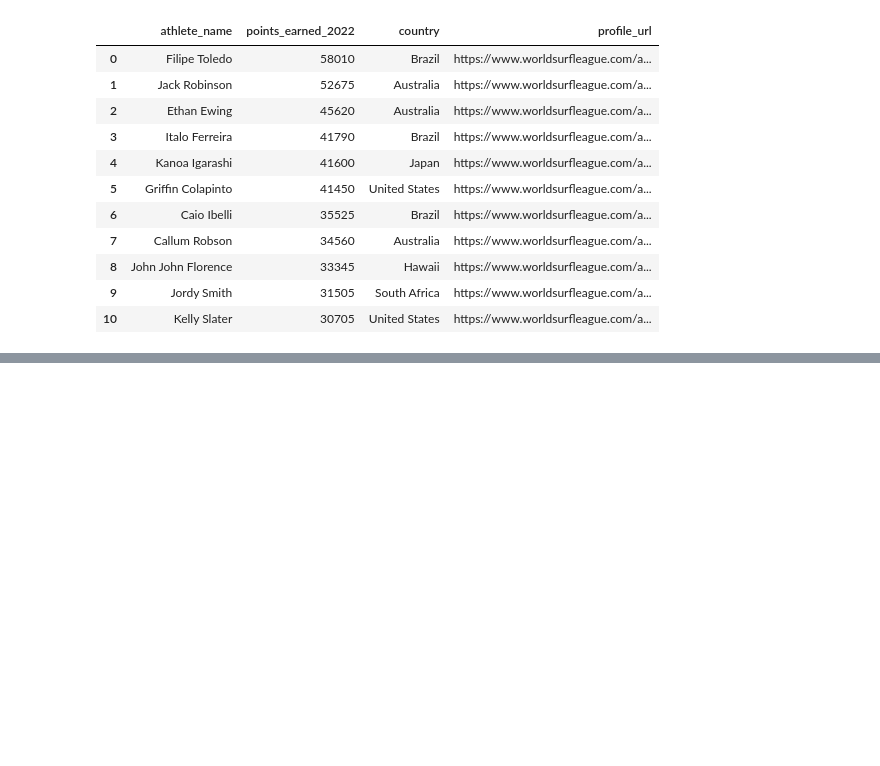
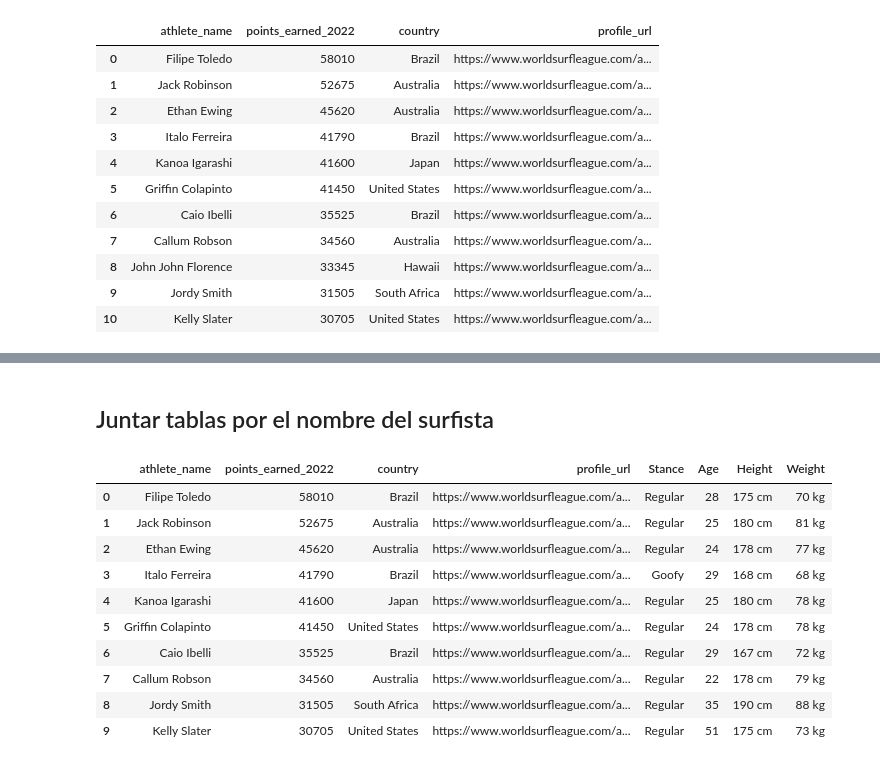
Before and after one commit to Lorensou/-w4-project_ETL, a Jupyter notebook: df_wsl.ipynb, the cells around one changed output, grey strips where cells are left out. Saved outputs shown, nothing was run; the diff lists cells and outputs as text; code cells hidden in the pictures; blank space fills up the shorter version.

Commit message:
3fuentes,2metodos

```diff
--- a/df_wsl.ipynb
+++ b/df_wsl.ipynb
@@ -212,0 +352,7 @@ df_wsl
+# %%
+tabla = driver.find_element(By.CSS_SELECTOR, "#primary > div > div > div.new-page-body > div > div.content-rail > div > div.new-athlete-bio-stats > ul")
+
+stance.append(tabla.find_element(By.CSS_SELECTOR, '#primary > div > div > div.new-page-body > div > div.content-rail > div > div.new-athlete-bio-stats > ul > li.first > div.value').text)
+age.append(tabla.find_element(By.CSS_SELECTOR, "#primary > div > div > div.new-page-body > div > div.content-rail > div > div.new-athlete-bio-stats > ul > li:nth-child(3) > div.value > span.imperial").text)
+height.append(tabla.find_element(By.CSS_SELECTOR, "#primary > div > div > div.new-page-body > div > div.content-rail > div > div.new-athlete-bio-stats > ul > li:nth-child(4) > div.value > span.metric").text)
+weight.append(tabla.find_element(By.CSS_SELECTOR, "#primary > div > div > div.new-page-body > div > div.content-rail > div > div.new-athlete-bio-stats > ul > li:nth-child(5) > div.value > span.metric").text)
@@ -212,0 +365,7 @@ df_wsl
+# %%
+tabla = driver.find_element(By.CSS_SELECTOR, "#primary > div > div > div.new-page-body > div > div.content-rail > div > div.new-athlete-bio-stats > ul")
+
+stance.append(tabla.find_element(By.CSS_SELECTOR, '#primary > div > div > div.new-page-body > div > div.content-rail > div > div.new-athlete-bio-stats > ul > li.first > div.value').text)
+age.append(tabla.find_element(By.CSS_SELECTOR, "#primary > div > div > div.new-page-body > div > div.content-rail > div > div.new-athlete-bio-stats > ul > li:nth-child(3) > div.value > span.imperial").text)
+height.append(tabla.find_element(By.CSS_SELECTOR, "#primary > div > div > div.new-page-body > div > div.content-rail > div > div.new-athlete-bio-stats > ul > li:nth-child(4) > div.value > span.metric").text)
+weight.append(tabla.find_element(By.CSS_SELECTOR, "#primary > div > div > div.new-page-body > div > div.content-rail > div > div.new-athlete-bio-stats > ul > li:nth-child(5) > div.value > span.metric").text)
@@ -212,0 +378,11 @@ df_wsl
+# %%
+tabla = driver.find_element(By.CSS_SELECTOR, "#primary > div > div > div.new-page-body > div > div.content-rail > div > div.new-athlete-bio-stats > ul")
+
+stance.append(tabla.find_element(By.CSS_SELECTOR, '#primary > div > div > div.new-page-body > div > div.content-rail > div > div.new-athlete-bio-stats > ul > li.first > div.value').text)
+age.append(tabla.find_element(By.CSS_SELECTOR, "#primary > div > div > div.new-page-body > div > div.content-rail > div > div.new-athlete-bio-stats > ul > li:nth-child(3) > div.value > span.imperial").text)
+height.append(tabla.find_element(By.CSS_SELECTOR, "#primary > div > div > div.new-page-body > div > div.content-rail > div > div.new-athlete-bio-stats > ul > li:nth-child(4) > div.value > span.metric").text)
+weight.append(tabla.find_element(By.CSS_SELECTOR, "#primary > div > div > div.new-page-body > div > div.content-rail > div > div.new-athlete-bio-stats > ul > li:nth-child(5) > div.value > span.metric").text)
+# %%
+athlete_name = ["Caio Ibelli", "Callum Robson", "Ethan Ewing", "Filipe Toledo", "Griffin Colapinto", "Italo Ferreira", "Jack Robinson", "Jonh Jonh Florence", "Jordy Smith", "Kanoa Igarashi", "Kelly Slater"]
+df_surfers = pd.DataFrame({'athlete_name': athlete_name, 'Stance': stance, 'Age': age, 'Height': height, 'Weight': weight})
+df_surfers # Ya tengo mi segunda fuente(wsl web) y segundo metodo(scrap selenium)
@@ -212,0 +402,17 @@ df_wsl
+# %% [markdown]
+## Juntar tablas por el nombre del surfista
+# %%
+df_prosurfers = pd.merge(df_wsl, df_surfers, on='athlete_name')
+df_prosurfers
+# %% [output]
+|  | athlete_name | points_earned_2022 | country | profile_url | Stance | Age | Height | Weight |
+| 0 | Filipe Toledo | 58010 | Brazil | https://www.worldsurfleague.com/a... | Regular | 28 | 175 cm | 70 kg |
+| 1 | Jack Robinson | 52675 | Australia | https://www.worldsurfleague.com/a... | Regular | 25 | 180 cm | 81 kg |
+| 2 | Ethan Ewing | 45620 | Australia | https://www.worldsurfleague.com/a... | Regular | 24 | 178 cm | 77 kg |
+| 3 | Italo Ferreira | 41790 | Brazil | https://www.worldsurfleague.com/a... | Goofy | 29 | 168 cm | 68 kg |
+| 4 | Kanoa Igarashi | 41600 | Japan | https://www.worldsurfleague.com/a... | Regular | 25 | 180 cm | 78 kg |
+| 5 | Griffin Colapinto | 41450 | United States | https://www.worldsurfleague.com/a... | Regular | 24 | 178 cm | 78 kg |
+| 6 | Caio Ibelli | 35525 | Brazil | https://www.worldsurfleague.com/a... | Regular | 29 | 167 cm | 72 kg |
+| 7 | Callum Robson | 34560 | Australia | https://www.worldsurfleague.com/a... | Regular | 22 | 178 cm | 79 kg |
+| 8 | Jordy Smith | 31505 | South Africa | https://www.worldsurfleague.com/a... | Regular | 35 | 190 cm | 88 kg |
+| 9 | Kelly Slater | 30705 | United States | https://www.worldsurfleague.com/a... | Regular | 51 | 175 cm | 73 kg |
```
Also changed, not shown: parts of 36 cells of this notebook, 5 other files.
